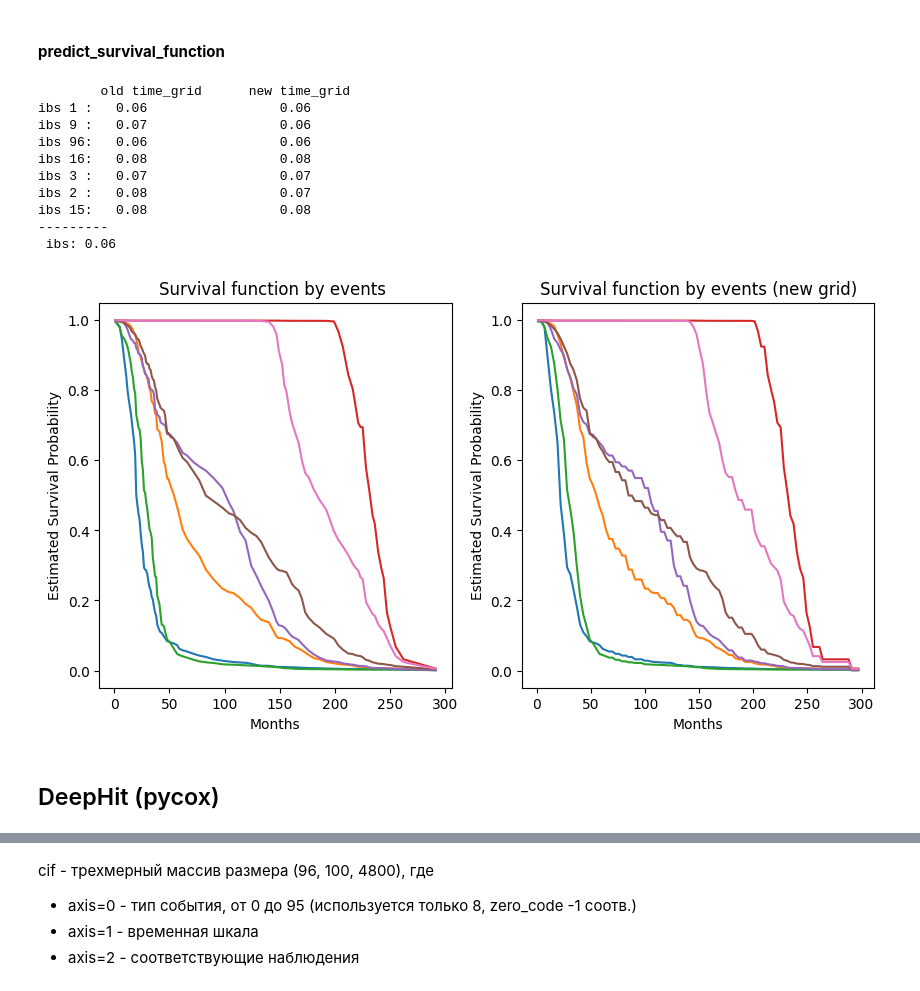
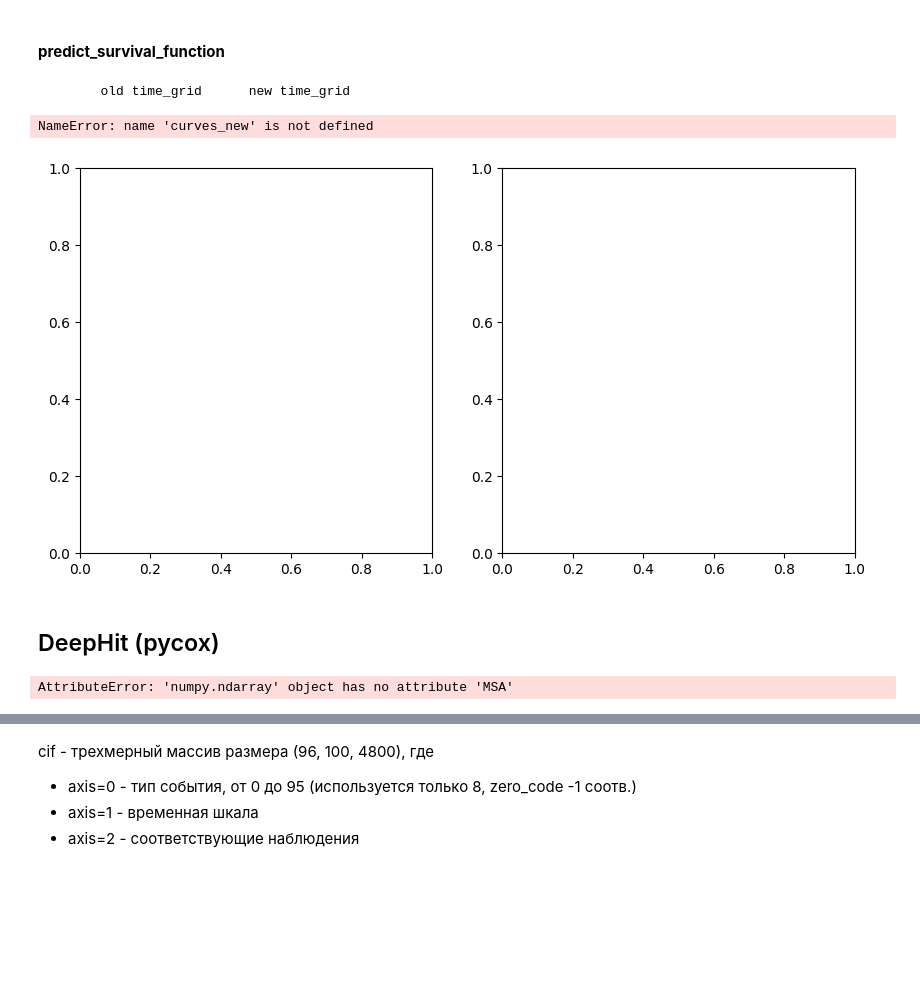
Before and after one commit to iuliivasilev/sys-ttf, a Jupyter notebook: demonstration/loans_model.ipynb, the cells around one changed output, grey strips where cells are left out. Drawn from its saved outputs; the diff is of its cells as text; code cells hidden in the pictures; blank space fills up the shorter version.

```diff
--- a/demonstration/loans_model.ipynb
+++ b/demonstration/loans_model.ipynb
@@ -236,9 +339,9 @@ ibs:        old time_grid      new time_grid
 # %% [markdown]
 ## SurvivalBoost (hazardous)
 # %%
-survival_boost = SurvivalBoost(show_progressbar=True).fit(x_train, y_train)
+survival_boost = SurvivalBoost(show_progressbar=True).fit(x_train.iloc[:, :-1], y_train)
 # %%
-x_ = x_test.copy()
+x_ = x_test.iloc[:, :-1].copy()
 x_.MSA.fillna(0, inplace=True)
 # %% [markdown]
 1. **predict_survival_function** - предсказывает вероятность ненаступления любого из событий (т.е. функция выживания для любого события). Вычисляется на основе (2): predict_cumulative_incidence[:, 0, :]
@@ -250,4 +353,4 @@ x_.MSA.fillna(0, inplace=True)
 # %% [markdown]
 #### **predict_cumulative_incidence**
 # %%
-cif = survival_boost.predict_cumulative_incidence(x_)
+cif = survival_boost.predict_cumulative_incidence(x_, times=TIME_GRID)
@@ -274,7 +387,7 @@ fig, axs = plt.subplots(figsize=(7, 5))
 for i in df.event.unique():
   if i:
     sf = 1-cif[:, dct[i], :]
-    sf = transform_timegrid(sf, survival_boost.time_grid_, TIME_GRID)
+    # sf = transform_timegrid(sf, survival_boost.time_grid_, TIME_GRID)
     sf = transform_curves(sf)
     ibs =  ibs_remain(get_y_event(y_train, [dct[i]]),
                        get_y_event(y_test, [dct[i]]), sf,
@@ -298,9 +411,9 @@ Text(0, 0.5, 'Estimated Survival Probability')
 # %% [markdown]
 #### **predict_survival_function**
 # %%
-curves = survival_boost.predict_survival_function(x_)
+curves = survival_boost.predict_survival_function(x_, times=TIME_GRID)
 curves = transform_curves(curves)
-curves_new = transform_timegrid(curves, survival_boost.time_grid_, TIME_GRID)
+# curves_new = transform_timegrid(curves, survival_boost.time_grid_, TIME_GRID)
 
 fig, axs = plt.subplots(1, 2, figsize=(10, 5))
 scores=[]
@@ -309,50 +422,42 @@ for i in df.event.unique():
   if i:
     mask = y_test["event"] == dct[i]
     mean_survival = curves[mask].mean(axis=0)
-    sf = transform_timegrid(mean_survival, survival_boost.time_grid_, TIME_GRID)
+    # sf = transform_timegrid(mean_survival, survival_boost.time_grid_, TIME_GRID)
     sf = transform_curves(sf)
 
     ibs_1 = ibs_remain(get_y_event(y_train, [dct[i]]),
                        get_y_event(y_test, [dct[i]]), curves,
                        times=survival_boost.time_grid_, axis=-1)
 
     ibs_2 = ibs_remain(get_y_event(y_train, [dct[i]]),
-                       get_y_event(y_test, [dct[i]]), curves_new,
+                       get_y_event(y_test, [dct[i]]), curves,
                        times=TIME_GRID, axis=-1)
     print(f"ibs {ev:<2}:   {ibs_1:<4.2f}                 {ibs_2:<8.2f}")
 
     #scores.append(ibs_)
     #print(f"ibs {ev}: {ibs_}")
     axs[0].plot(
         survival_boost.time_grid_,
         mean_survival,
         label=(f"event {i}"),
     )
 
     axs[1].plot(TIME_GRID, sf, label=(f"event {ev}"))
 # ibs_ = ibs_remain(get_y_event(y_train, sorted(df.event.unique())[1:]),
 #                   get_y_event(y_test, sorted(df.event.unique())[1:]), curves_new, times=TIME_GRID, axis=-1)
 # scores.append(ibs_)
 # print('---------\n', f"ibs: {ibs_:.2f}")
 # ibs['SurvivalBoost']=scores
 for i in (0, 1):
   axs[i].set_title(f"Survival function by events {i*'(new grid)'}")
   axs[i].set_xlabel("Months")
   axs[i].set_ylabel("Estimated Survival Probability")
 
 plt.show()
 # %% [output]
         old time_grid      new time_grid
-ibs 1 :   0.06                 0.06
-ibs 9 :   0.07                 0.06
-ibs 96:   0.06                 0.06
-ibs 16:   0.08                 0.08
-ibs 3 :   0.07                 0.07
-ibs 2 :   0.08                 0.07
-ibs 15:   0.08                 0.08
----------
- ibs: 0.06
+NameError: name 'curves_new' is not defined
-[figure, old version]
+[figure, new version]
 # %% [markdown]
 ## DeepHit (pycox)
 # %%
@@ -405,24 +510,10 @@ get_target = lambda df: (df['duration'].values, df['event'].values)
 y_train_ = labtrans.fit_transform(*get_target(y_train.sort_values(by='duration')))
 y_val = labtrans.transform(*get_target(y_val))
 durations_test, events_test = get_target(y_test)
-x_train = get_x(x_train)
-x_val = get_x(x_val)
-x_test = get_x(x_test)
+x_train = get_x(x_train.iloc[:,:-1])
+x_val = get_x(x_val.iloc[:,:-1])
+x_test = get_x(x_test.iloc[:,:-1])
 val = (x_val, y_val)
 train = (x_train, y_train_)
-
-in_features = x_train.shape[1]
-num_nodes_shared = [64, 64]
-num_nodes_indiv = [32]
-num_risks = y_train_[1].max()
-out_features = len(labtrans.cuts)
-batch_norm = True
-dropout = 0.1
-
-# net = SimpleMLP(in_features, num_nodes_shared, num_risks, out_features)
-net = CauseSpecificNet(in_features, num_nodes_shared, num_nodes_indiv, num_risks,
-                       out_features, batch_norm, dropout)
-optimizer = tt.optim.AdamWR(lr=0.01, decoupled_weight_decay=0.01,
-                            cycle_eta_multiplier=0.8)
-model = DeepHit(net, optimizer, alpha=0.2, sigma=0.1,
-                duration_index=labtrans.cuts)
+# %% [output]
+AttributeError: 'numpy.ndarray' object has no attribute 'MSA'
```
Also changed, not shown: parts of 26 cells of this notebook.
